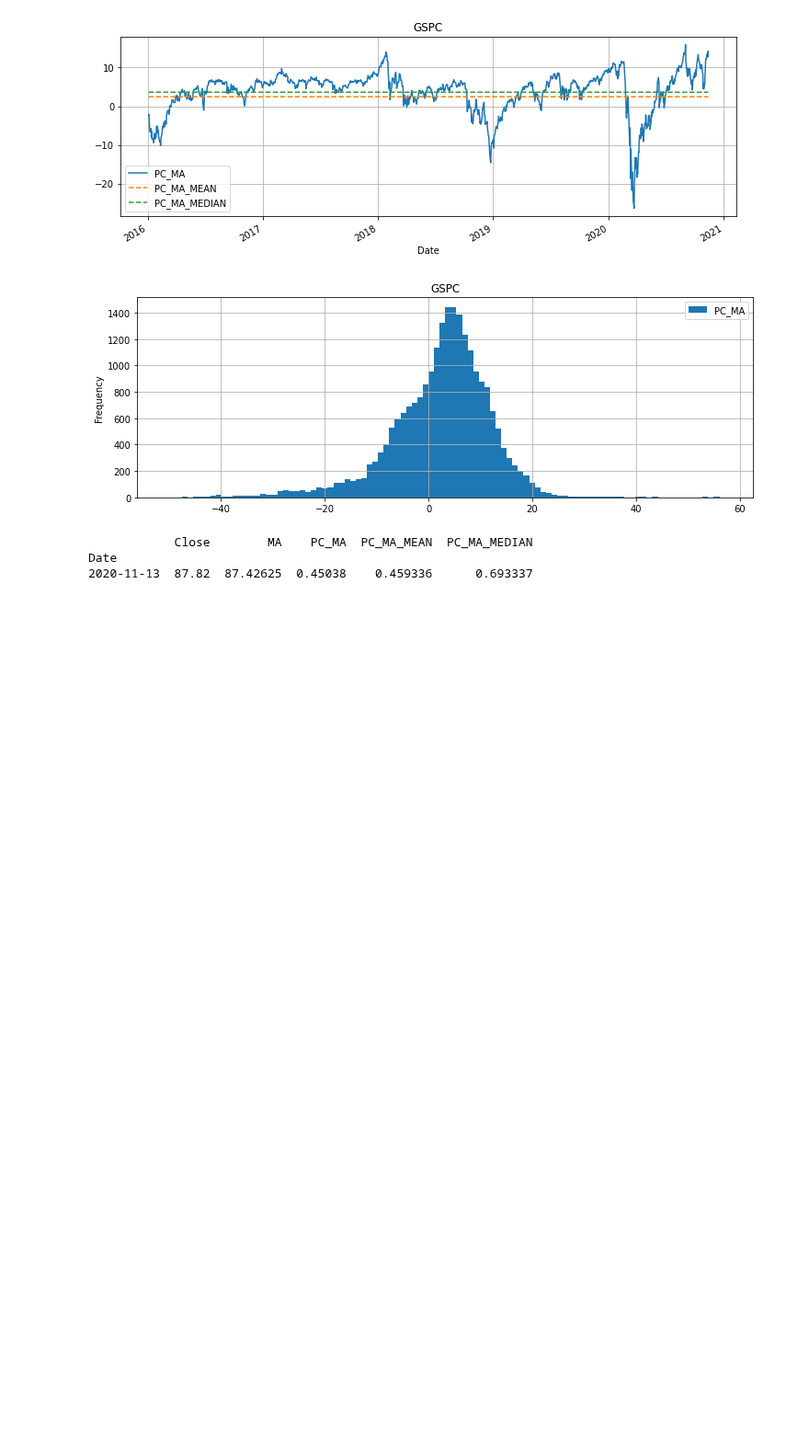
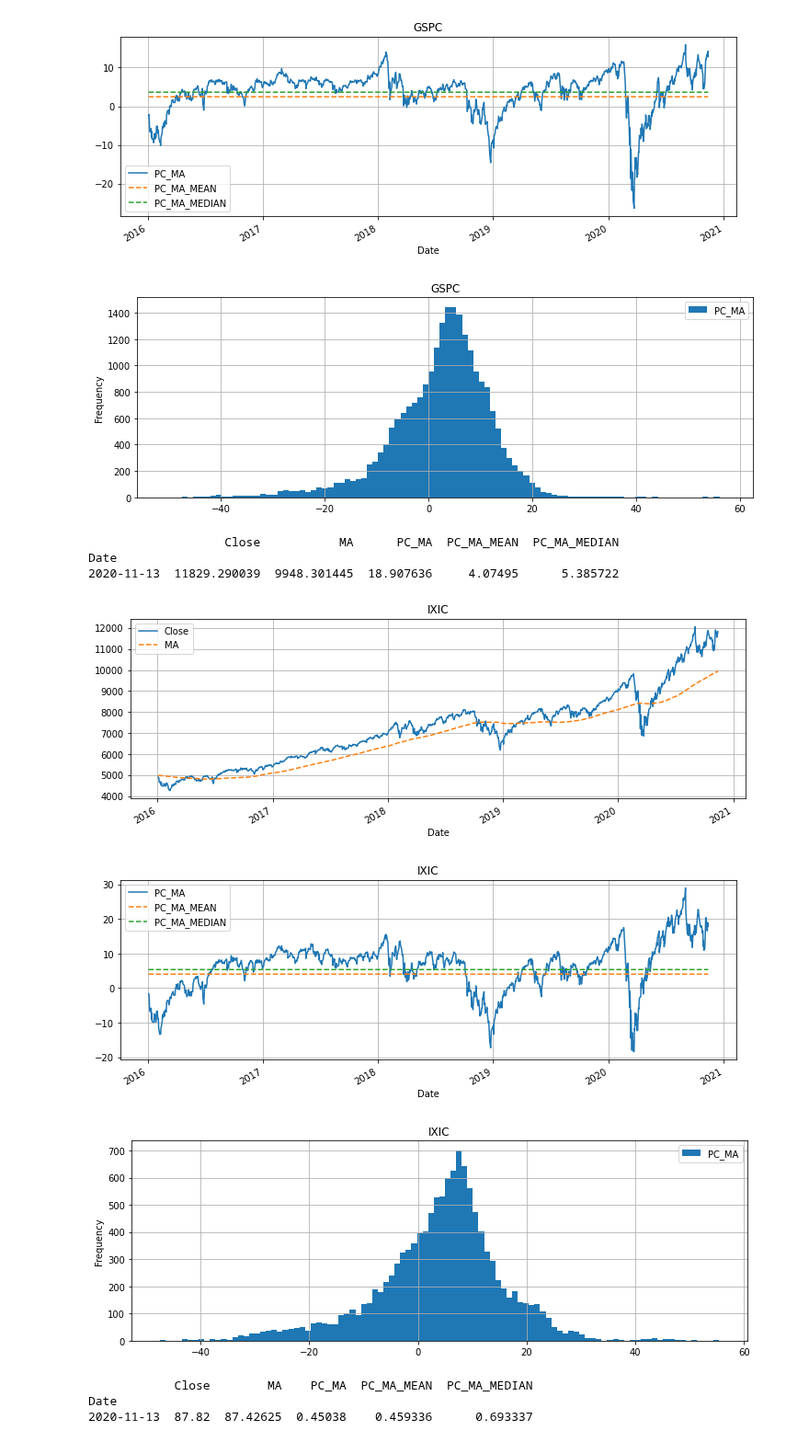
Before and after one commit to bamage00/notebooks, a Jupyter notebook: fin_2.ipynb, the cells around one changed output. Shown at 92% size. Drawn from its saved outputs; the diff is of its cells as text; code cells hidden in the pictures; blank space fills up the shorter version.

```diff
--- a/fin_2.ipynb
+++ b/fin_2.ipynb
@@ -37,6 +37,16 @@ Date
 [figure]
 [figure]
 [figure]
+# %%
+df_gspc = get_ma_analysis(ticker='^IXIC')
+plot_ma_analysis(df_gspc, start_date='2016-01-01', title='IXIC')
+# %% [output]
+                   Close           MA      PC_MA  PC_MA_MEAN  PC_MA_MEDIAN
+Date
+2020-11-13  11829.290039  9948.301445  18.907636     4.07495      5.385722
+[figure, added]
+[figure, added]
+[figure, added]
 # %%
 df_gspc = get_ma_analysis(ticker='BND')
 plot_ma_analysis(df_gspc, start_date='2016-01-01', title='BND')
```
Also changed, not shown: parts of 2 cells of this notebook.
